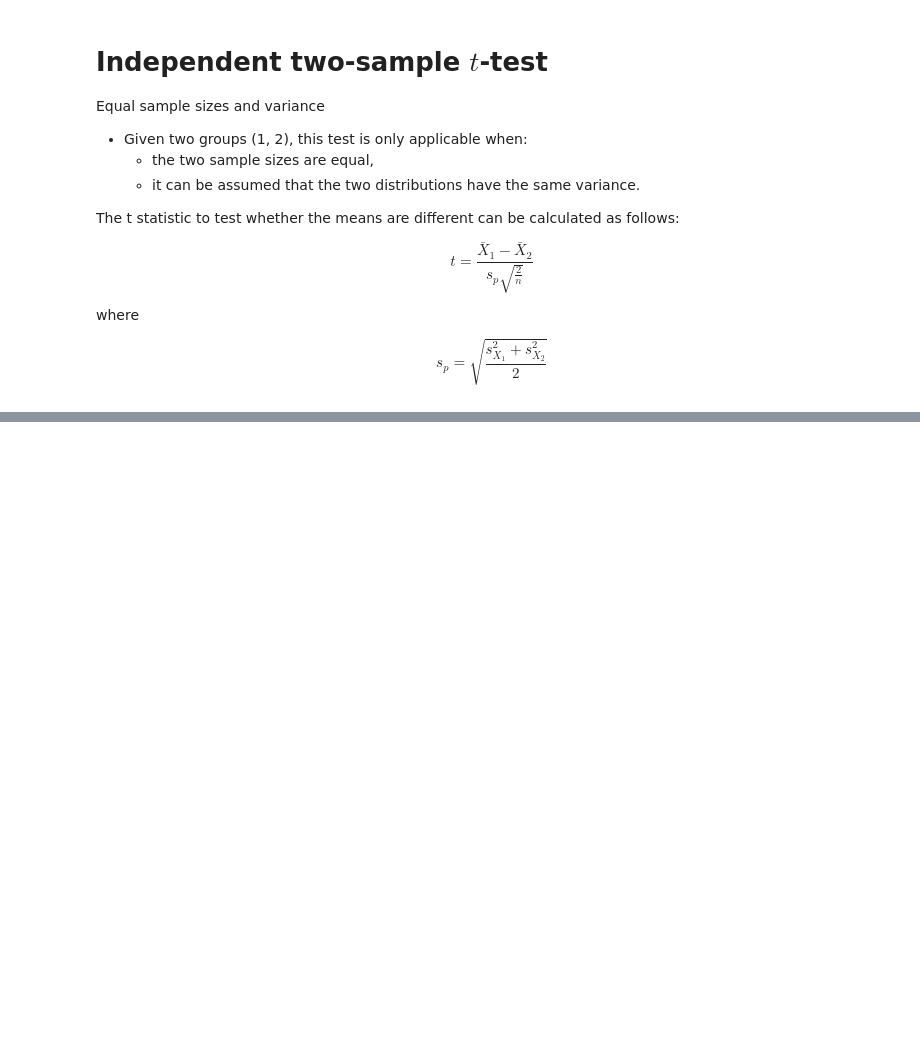
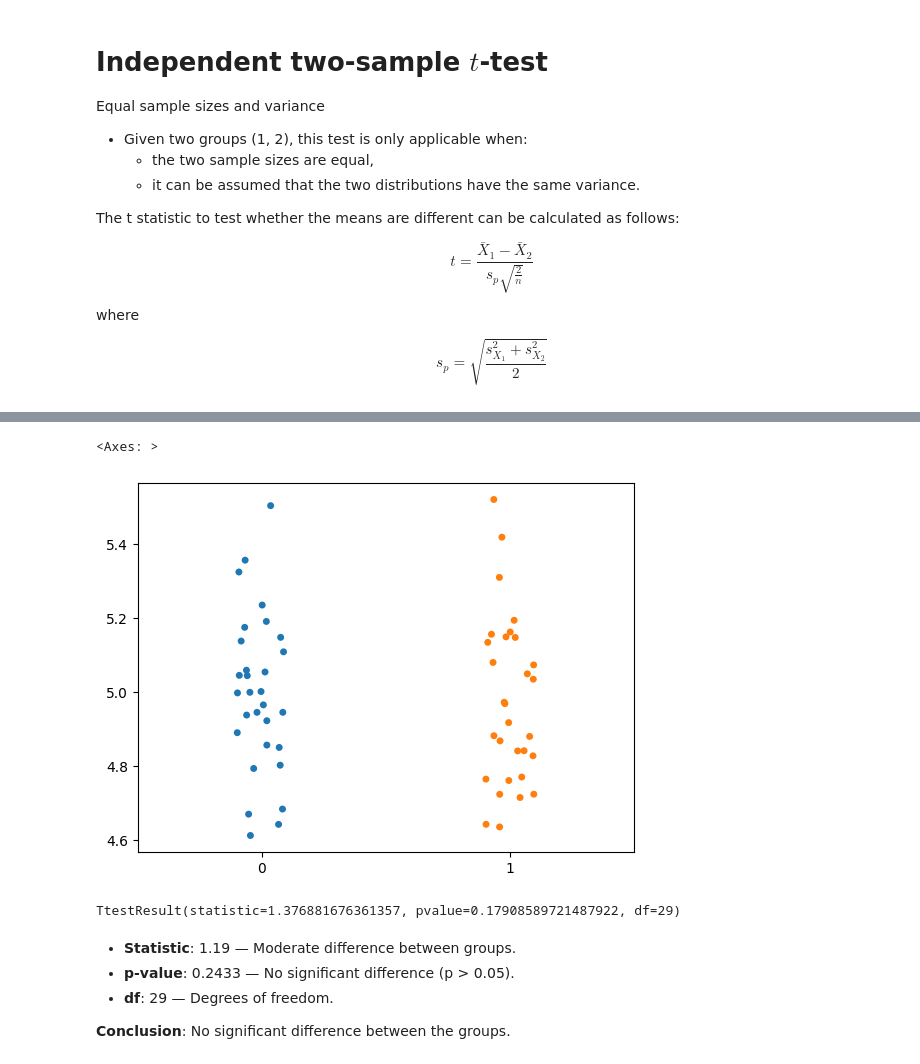
Before and after one commit to noyo0/AppliedStatistics2024, a Jupyter notebook: 04_t_tests.ipynb, the cells around one changed output, grey strips where cells are left out. Cells and saved outputs as stored; diff of their text form; code cells hidden in the pictures; blank space fills up the shorter version.

```diff
--- a/04_t_tests.ipynb
+++ b/04_t_tests.ipynb
@@ -69,0 +86,17 @@ TtestResult(statistic=8.296120658526732, pvalue=1.9569772371599792e-11, df=58.0)
+# %%
+# strip plot
+sns.stripplot(data=[group_a,group_b])
+# %% [output]
+<Axes: >
+[figure, added]
+# %%
+# Paired sample t-test (https://docs.scipy.org/doc/scipy/reference/generated/scipy.stats.ttest_rel.html#ttest-rel)
+stats.ttest_rel(group_a,group_b)
+# %% [output]
+TtestResult(statistic=1.376881676361357, pvalue=0.17908589721487922, df=29)
+# %% [markdown]
+- **Statistic**: 1.19 — Moderate difference between groups.
+- **p-value**: 0.2433 — No significant difference (p > 0.05).
+- **df**: 29 — Degrees of freedom.
+
+**Conclusion**: No significant difference between the groups.
```
Also changed, not shown: parts of 8 cells of this notebook.
